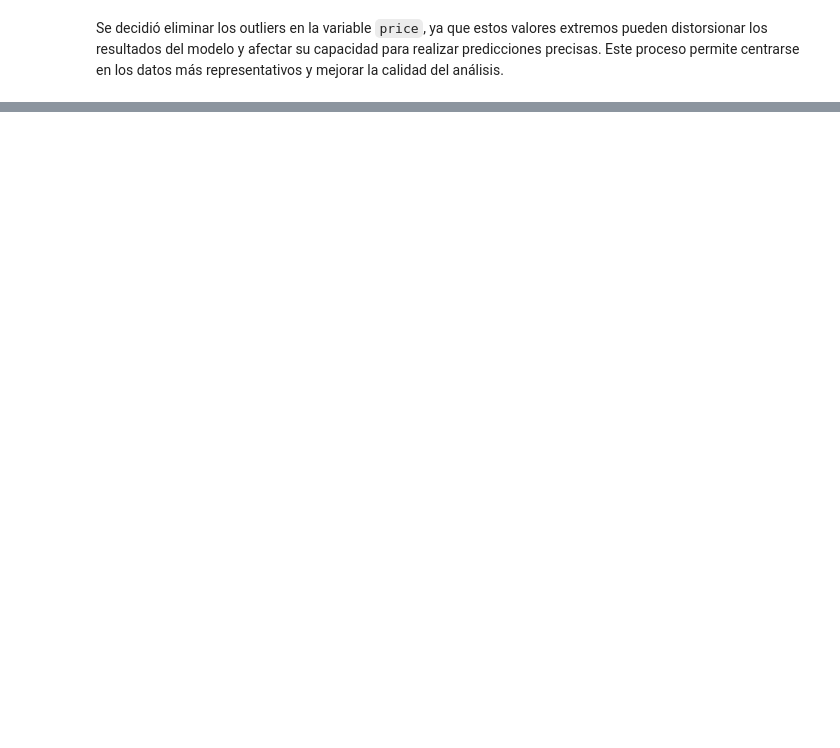
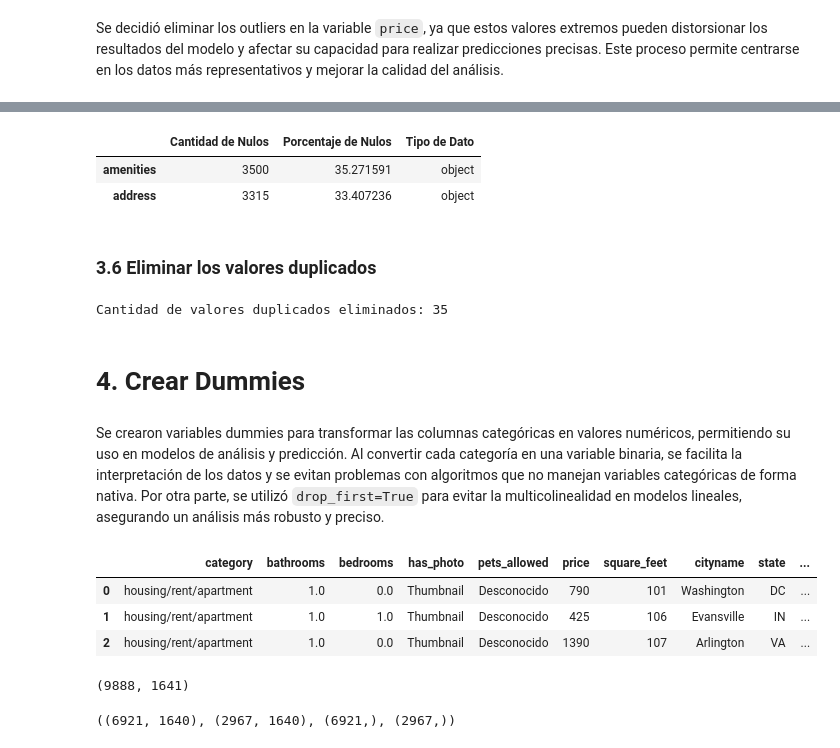
Before and after one commit to jczv24/Proyecto-1, a Jupyter notebook: Fuentes_de_analisis_y_limpieza.ipynb, the cells around one changed output, grey strips where cells are left out. Drawn from its saved outputs; the diff is of its cells as text; code cells hidden in the pictures; blank space fills up the shorter version.

```diff
--- a/Fuentes_de_analisis_y_limpieza.ipynb
+++ b/Fuentes_de_analisis_y_limpieza.ipynb
@@ -273,0 +284,11 @@ Se decidió eliminar los outliers en la variable `price`, ya que estos valores e
+# %%
+# Definir una función para eliminar outliers usando el método del rango intercuartílico (IQR)
+def eliminar_outliers(df, columna):
+    Q1 = df[columna].quantile(0.25)
+    Q3 = df[columna].quantile(0.75)
+    IQR = Q3 - Q1
+    upper_bound = Q3 + 5 * IQR
+    return df[df[columna] <= upper_bound]
+
+data_filtered_6 = eliminar_outliers(data_filtered_5, 'price')
+data_filtered_6.shape
@@ -314,0 +310,5 @@ plt.show()
+# %%
+data_filtered_7 = data_filtered_6.copy()
+data_filtered_7['Conteo body'] = [len(x) if pd.notnull(x) else 0 for x in data_filtered_7['body']]
+data_filtered_7.drop(columns=['title', 'body'], inplace=True)
+data_filtered_7.head(2)
@@ -314,0 +321,57 @@ plt.show()
+# %%
+data_filtered_7.isnull().sum() /data_filtered_7.shape[0] * 100
+variables_con_nulos = data_filtered_7.columns[data_filtered_7.isnull().sum() > 0]
+nulos_df = pd.DataFrame({
+    'Cantidad de Nulos': data_filtered_7.isnull().sum()[variables_con_nulos],
+    'Porcentaje de Nulos': data_filtered_7.isnull().sum()[variables_con_nulos] / data_filtered_7.shape[0] * 100,
+    'Tipo de Dato': data_filtered_7.dtypes[variables_con_nulos]
+})
+nulos_df
+# %% [output]
+|  | Cantidad de Nulos | Porcentaje de Nulos | Tipo de Dato |
+| amenities | 3500 | 35.271591 | object |
+| address | 3315 | 33.407236 | object |
+# %%
+data_filtered_8 = data_filtered_7.copy()
+data_filterede_8 = data_filtered_8.drop(columns=['amenities', 'address'], inplace=True)
+# %% [markdown]
+### 3.6 Eliminar los valores duplicados
+# %%
+data_filtered_9 = data_filtered_8.copy()
+filas_antes = data_filtered_9.shape[0]
+data_filtered_9 = data_filtered_9.drop_duplicates()
+filas_despues = data_filtered_9.shape[0]
+duplicados_eliminados = filas_antes - filas_despues
+print(f"Cantidad de valores duplicados eliminados: {duplicados_eliminados}")
+# %% [output]
+Cantidad de valores duplicados eliminados: 35
+# %% [markdown]
+# 4. Crear Dummies
+# %% [markdown]
+Se crearon variables dummies para transformar las columnas categóricas en valores numéricos, permitiendo su uso en modelos de análisis y predicción. Al convertir cada categoría en una variable binaria, se facilita la interpretación de los datos y se evitan problemas con algoritmos que no manejan variables categóricas de forma nativa. Por otra parte, se utilizó `drop_first=True` para evitar la multicolinealidad en modelos lineales, asegurando un análisis más robusto y preciso.
+# %%
+data_filtered_9.head(3)
+# %% [output]
+|  | category | bathrooms | bedrooms | has_photo | pets_allowed | price | square_feet | cityname | state | ... |
+| 0 | housing/rent/apartment | 1.0 | 0.0 | Thumbnail | Desconocido | 790 | 101 | Washington | DC | ... |
+| 1 | housing/rent/apartment | 1.0 | 1.0 | Thumbnail | Desconocido | 425 | 106 | Evansville | IN | ... |
+| 2 | housing/rent/apartment | 1.0 | 0.0 | Thumbnail | Desconocido | 1390 | 107 | Arlington | VA | ... |
+# %%
+import pandas as pd
+
+
+data_filtered_9_dummies = pd.get_dummies(data_filtered_9, drop_first=True)
+data_filtered_9_dummies.shape
+# %% [output]
+(9888, 1641)
+# %%
+from sklearn.model_selection import train_test_split
+
+X = data_filtered_9_dummies.copy()
+X.drop(columns=['price'], inplace=True)
+X_train, X_test, y_train, y_test = train_test_split(X, data_filtered_9_dummies['price'], test_size=0.3, random_state=42, shuffle=True)
+
+
+X_train.shape, X_test.shape, y_train.shape, y_test.shape
+# %% [output]
+((6921, 1640), (2967, 1640), (6921,), (2967,))
```
Also changed, not shown: parts of 19 cells of this notebook.
